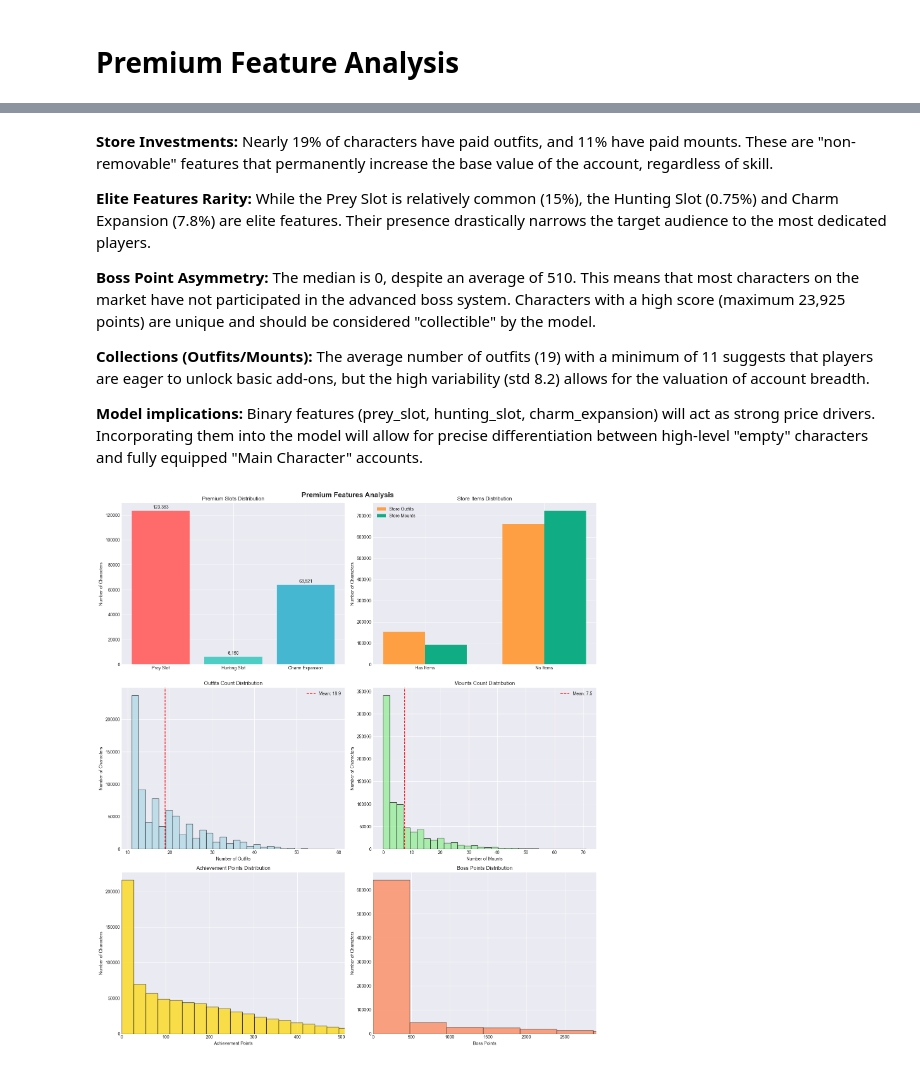
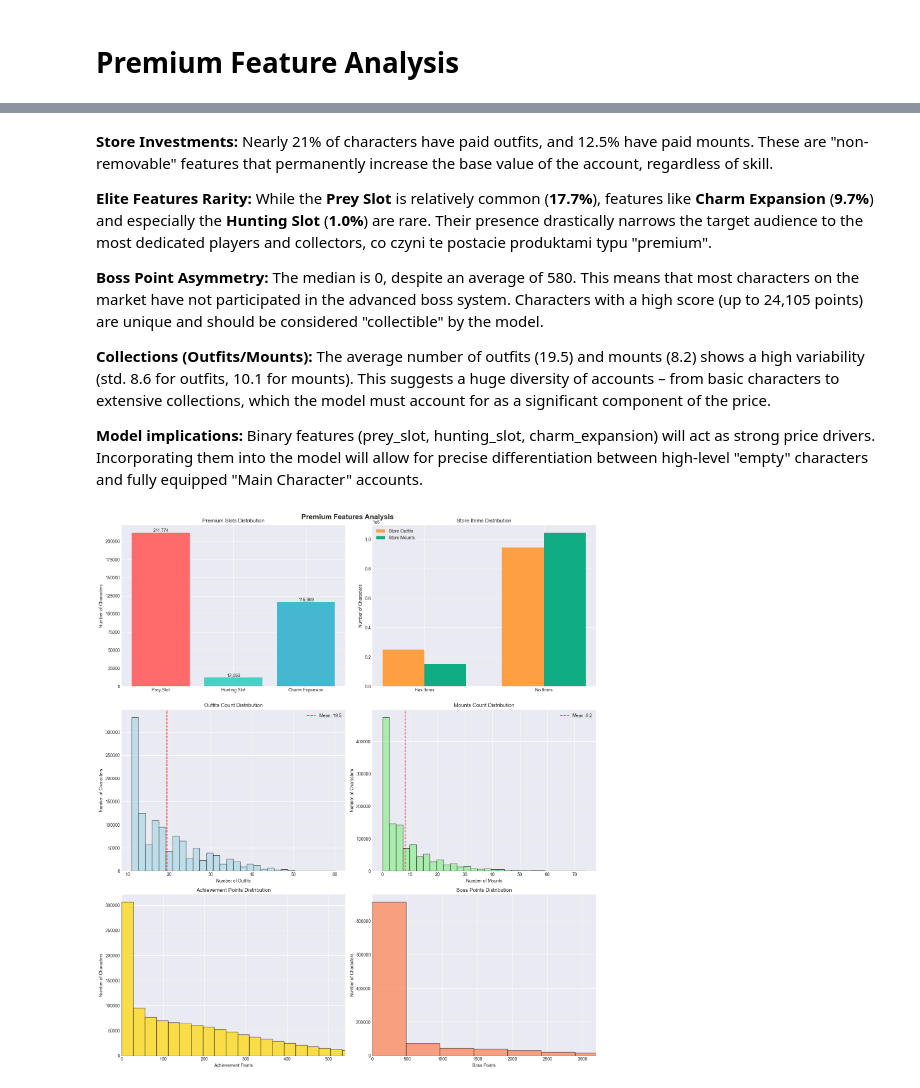
Before and after one commit to martynaottoni/tibia-auctions-analysis, a Jupyter notebook: notebooks/data_exploration.ipynb, the cells around one changed output, grey strips where cells are left out. Drawn from its saved outputs; the diff is of its cells as text; code cells hidden in the pictures.

Commit message:
- Improved Markdown descriptions and corrected statistical insights based on new data. - Fixed minor bugs in visualization scripts (variable naming and sampling).

```diff
--- a/notebooks/data_exploration.ipynb
+++ b/notebooks/data_exploration.ipynb
@@ -808,12 +814,12 @@ Name: count, dtype: int64
 print("=== LEVEL DISTRIBUTION ANALYSIS ===\n")
 
 # 1. Basic level statistics
-print("1. Level Statistics:")
+print("1. Level Statistics (All Auctions):")
 level_stats = auctions_df['level'].describe()
 print(level_stats)
 
 # 2. Level segmentation
-print("\n2. Level Segmentation:")
+print("\n2. Level Segmentation (All Auctions):")
 def categorize_level(level):
     if level < 100:
         return 'Low (< 100)'
@@ -832,9 +838,9 @@ level_cat_pct = (level_cat_counts / len(auctions_df) * 100).round(2)
 print(level_cat_pct)
 
 # 3. Price per level analysis
-print("\n3. Price per Level Analysis:")
-auctions_df['price_per_level'] = auctions_df['current_bid'] / auctions_df['level']
-price_per_level_stats = auctions_df['price_per_level'].describe()
+print("\n3. Price per Level Analysis (Sold Auctions Only):")
+sold_auctions['price_per_level'] = sold_auctions['current_bid'] / sold_auctions['level']
+price_per_level_stats = sold_auctions['price_per_level'].describe()
 print(price_per_level_stats)
 # %% [output]
 === LEVEL DISTRIBUTION ANALYSIS ===
@@ -990,15 +1007,15 @@ Name: boss_points, dtype: float64
 # %% [markdown]
 **Store Investments:**
- Nearly 19% of characters have paid outfits, and 11% have paid mounts. These are "non-removable" features that permanently increase the base value of the account, regardless of skill.
+ Nearly 21% of characters have paid outfits, and 12.5% have paid mounts. These are "non-removable" features that permanently increase the base value of the account, regardless of skill.
 
 **Elite Features Rarity:**
- While the Prey Slot is relatively common (15%), the Hunting Slot (0.75%) and Charm Expansion (7.8%) are elite features. Their presence drastically narrows the target audience to the most dedicated players.
+ While the **Prey Slot** is relatively common (**17.7%**), features like **Charm Expansion** (**9.7%**) and especially the **Hunting Slot** (**1.0%**) are rare. Their presence drastically narrows the target audience to the most dedicated players and collectors, co czyni te postacie produktami typu "premium".
 
 **Boss Point Asymmetry:**
- The median is 0, despite an average of 510. This means that most characters on the market have not participated in the advanced boss system. Characters with a high score (maximum 23,925 points) are unique and should be considered "collectible" by the model.
+ The median is 0, despite an average of 580. This means that most characters on the market have not participated in the advanced boss system. Characters with a high score (up to 24,105 points) are unique and should be considered "collectible" by the model.
 
 **Collections (Outfits/Mounts):**
- The average number of outfits (19) with a minimum of 11 suggests that players are eager to unlock basic add-ons, but the high variability (std 8.2) allows for the valuation of account breadth.
+The average number of outfits (19.5) and mounts (8.2) shows a high variability (std. 8.6 for outfits, 10.1 for mounts). This suggests a huge diversity of accounts – from basic characters to extensive collections, which the model must account for as a significant component of the price.
 
 **Model implications:**
  Binary features (prey_slot, hunting_slot, charm_expansion) will act as strong price drivers. Incorporating them into the model will allow for precise differentiation between high-level "empty" characters and fully equipped "Main Character" accounts.
@@ -1017,7 +1034,7 @@ axes[0, 0].bar(premium_labels, premium_counts, color=colors)
 axes[0, 0].set_title('Premium Slots Distribution')
 axes[0, 0].set_ylabel('Number of Characters')
 for i, v in enumerate(premium_counts):
-    axes[0, 0].text(i, v + 1000, f'{v:,}', ha='center', va='bottom')
+    axes[0, 0].text(i, v + 1.02, f'{v:,}', ha='center', va='bottom')
 
 # 2. Store Items Distribution
 store_outfit_yes = (auctions_df['store_outfits_count'] > 0).sum()
@@ -1048,34 +1065,34 @@ axes[1, 0].set_ylabel('Number of Characters')
 axes[1, 0].axvline(auctions_df['outfits_count'].mean(), color='red', linestyle='--',
                    label=f'Mean: {auctions_df["outfits_count"].mean():.1f}')
 axes[1, 0].legend()
 
 # 4. Mounts Count Distribution
 axes[1, 1].hist(auctions_df['mounts_count'], bins=30, color='lightgreen', alpha=0.7, edgecolor='black')
 axes[1, 1].set_title('Mounts Count Distribution')
 axes[1, 1].set_xlabel('Number of Mounts')
 axes[1, 1].set_ylabel('Number of Characters')
 axes[1, 1].axvline(auctions_df['mounts_count'].mean(), color='red', linestyle='--',
                    label=f'Mean: {auctions_df["mounts_count"].mean():.1f}')
 axes[1, 1].legend()
 
 # 5. Achievement Points Distribution
 axes[2, 0].hist(auctions_df['achievement_points'], bins=50, color='gold', alpha=0.7, edgecolor='black')
 axes[2, 0].set_title('Achievement Points Distribution')
 axes[2, 0].set_xlabel('Achievement Points')
 axes[2, 0].set_ylabel('Number of Characters')
 axes[2, 0].set_xlim(0, auctions_df['achievement_points'].quantile(0.95))  # Remove extreme outliers
 
 # 6. Boss Points Distribution
 axes[2, 1].hist(auctions_df['boss_points'], bins=50, color='coral', alpha=0.7, edgecolor='black')
 axes[2, 1].set_title('Boss Points Distribution')
 axes[2, 1].set_xlabel('Boss Points')
 axes[2, 1].set_ylabel('Number of Characters')
 axes[2, 1].set_xlim(0, auctions_df['boss_points'].quantile(0.95))  # Remove extreme outliers
 
 plt.tight_layout()
 plt.show()
 # %% [output]
-[figure, old version]
+[figure, new version]
 # %% [markdown]
 **Premium Feature Rarity:**
  The bar graph confirms that the Hunting Slot is a market rarity (very low bar relative to the rest), making it a highly weighted predictor for high-end characters.
```
Also changed, not shown: parts of 18 cells of this notebook.
